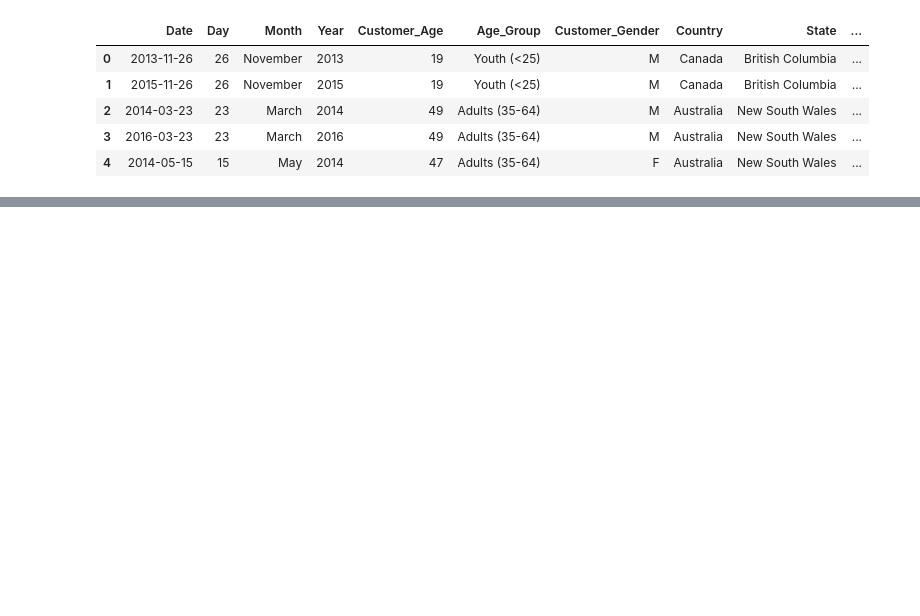
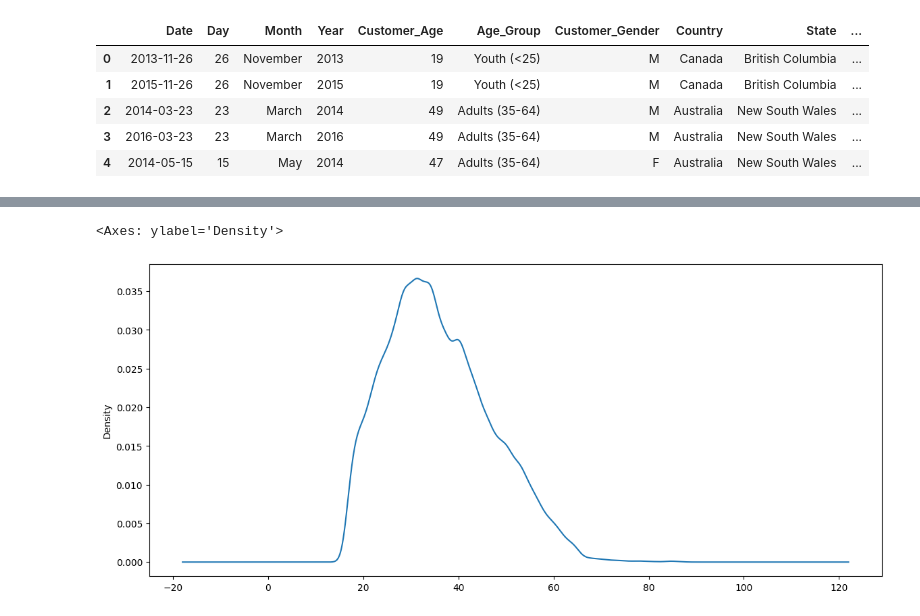
Before and after one commit to Adewole-211/Python3-Projects-, a Jupyter notebook: Data_Analyst_Course.ipynb, the cells around one changed output, grey strips where cells are left out. Saved outputs shown, nothing was run; the diff lists cells and outputs as text; code cells hidden in the pictures; blank space fills up the shorter version.

```diff
--- a/Data_Analyst_Course.ipynb
+++ b/Data_Analyst_Course.ipynb
@@ -43,0 +27,5 @@ dtype: int64
+# %%
+sales['Customer_Age'].plot(kind='kde', figsize=(14,6))
+# %% [output]
+<Axes: ylabel='Density'>
+[figure, added]
```
Also changed, not shown: parts of 33 cells of this notebook.
